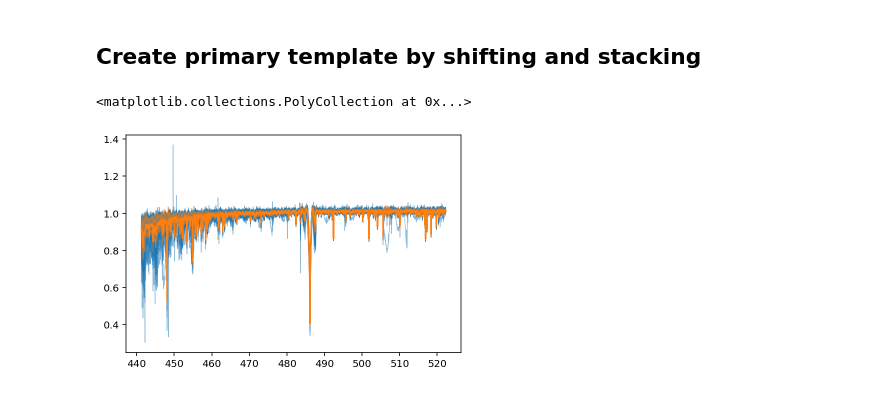
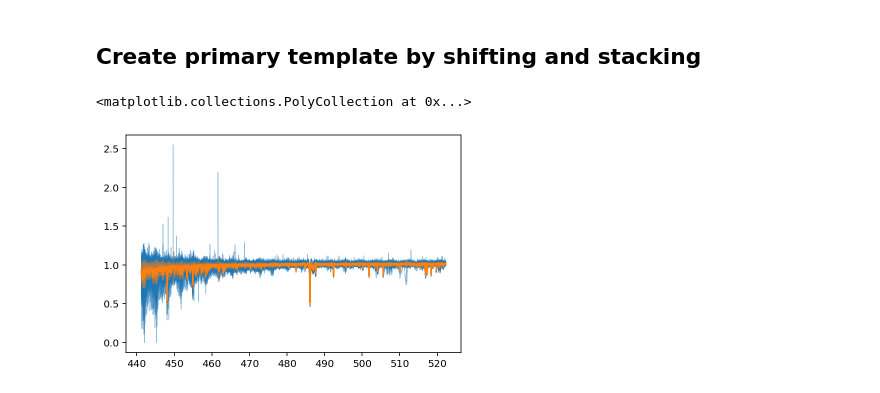
Before and after one commit to danhey/adra, a Jupyter notebook: RV extract ispec.ipynb, the cells around one changed output. Cells and saved outputs as stored; diff of their text form; code cells hidden in the pictures.

```diff
--- a/RV extract ispec.ipynb
+++ b/RV extract ispec.ipynb
@@ -170,0 +174,4 @@ for spec in tqdm.tqdm(all_spectra_files[:]):
+# %%
+for spec in all_spectra[:1]:
+    snr = ispec.estimate_snr(spec['flux'], num_points=10)
+    print(snr)
@@ -304,0 +316,10 @@ np.savetxt('data/RV/wav_shifts.txt', list(zip(wav_shift_primary, wav_shift_uncer
+# %%
+time, RV, RV_err = np.loadtxt('data/RV/SONG.txt', unpack=True)
+time += 2400000
+
+for i in range(len(all_meta)):
+    snr =ispec.estimate_snr(all_spectra[i]['flux'], num_points=10)
+    print(f"{all_meta[i]['OBS-MID'].split('T')[0]} & {time[i] :.4f} & {time[i] % 51.4213 / 51.4213 :.3f} & {snr:.0f} & {RV[i]:.1f}\,$\pm$\,{RV_err[i]:.1f}")
+# for spec in all_spectra[:1]:
+#     snr = ispec.estimate_snr(spec['flux'], num_points=10)
+#     print(snr)
@@ -378,29 +417,53 @@ plt.savefig(overleaf_path+'rv_ccf.pdf', dpi=300, bbox_inches='tight')
 [figure]
 # %% [markdown]
 ## Create primary template by shifting and stacking
+# %%
+
+orders=[1,2,3,4,5,6,7,8,9,10,11,12,13,14,15,16,17,18,19,20,21,22,23]
+#18,19,20,21,22,23,24,25,
+
+all_spectra = []
+
+for spec in tqdm.tqdm(all_spectra_files[:]):
+
+    wav, flux = get_spectrum(spec, orders)
+    meta = pf.getheader( spec )
+    all_meta.append(meta)
+    times.append(meta['BJD-MID'])
+
+    m = wav < np.inf#5500
+    wav, flux = wav[m], flux[m]
+    flux /= np.median(flux)
+
+#     np.savetxt(f"cleaned/{spec.split('/')[-1].split('.')[0]}.txt", list(zip(wav / 10, flux, np.ones_like(flux) * 0.01)))
+#     star_spectrum = ispec.read_spectrum(f"cleaned/{spec.split('/')[-1].split('.')[0]}.txt")
+    star_spectrum = ispec.create_spectrum_structure(wav / 10)
+    star_spectrum['flux'] = flux
+
+    all_spectra.append(star_spectrum)
 # %%
 corr_spectra = []
 # wavelengths = np.linspace(star_spectrum['waveobs'].min()+1, star_spectrum['waveobs'].max()-1, 6142)
 wavelengths = np.arange(star_spectrum['waveobs'].min()+3, star_spectrum['waveobs'].max()-3, 0.002) # 0.2 A
-wavelengths = np.arange(star_spectrum['waveobs'].min()+3, star_spectrum['waveobs'].max()-3, 0.035)
+# wavelengths = np.arange(star_spectrum['waveobs'].min()+3, star_spectrum['waveobs'].max()-3, 0.035)
 
 # 78895
 coadded_spectrum = ispec.create_spectrum_structure(wavelengths)
 
-for spectra, rv in zip(all_spectra, all_rv):
+for spectra, rv in zip(all_spectra, RV):
     corr = np.copy(spectra)
     corr = ispec.correct_velocity(corr, rv)
 
     corr = ispec.resample_spectrum(corr, wavelengths, zero_edges=True)
     corr_spectra.append(corr)
     plt.plot(corr['waveobs'], corr['flux'], alpha=0.5, c='C0', lw=0.7)
 
 corr_spectra = np.array(corr_spectra)
 coadded_spectrum['flux'] = np.median(corr_spectra['flux'], axis=0)
 coadded_spectrum['err'] = np.std(corr_spectra['flux'], axis=0)
 
 plt.plot(coadded_spectrum['waveobs'], coadded_spectrum['flux'], c='C1')
 plt.fill_between(coadded_spectrum['waveobs'], coadded_spectrum['flux'] - coadded_spectrum['err'], coadded_spectrum['flux'] + coadded_spectrum['err'], color='C1', alpha=0.5, zorder=50)
 # %% [output]
 <matplotlib.collections.PolyCollection at 0x...>
-[figure, old version]
+[figure, new version]
```
Also changed, not shown: parts of 11 cells of this notebook, 7 other files.
